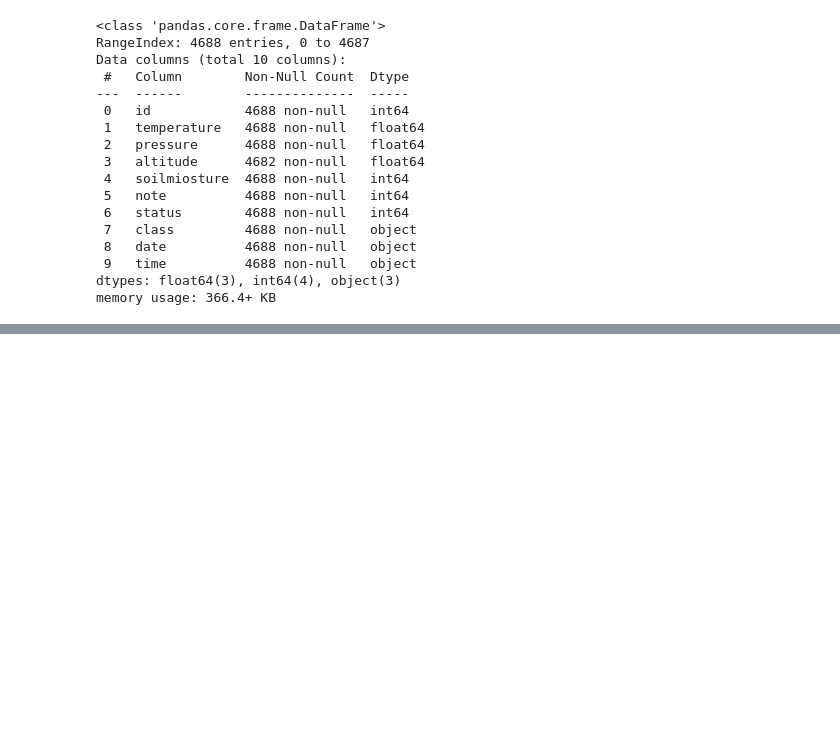
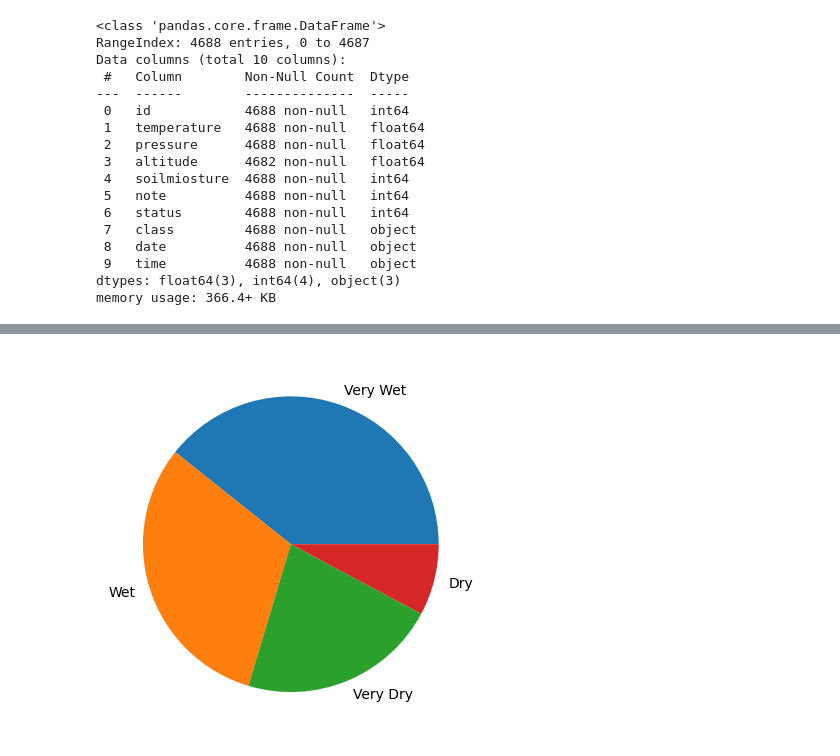
Before and after one commit to OMCHOKSI108/Smart_Agriculture_System, a Jupyter notebook: Irrigation_schedule.ipynb, the cells around one changed output, grey strips where cells are left out. Saved outputs shown, nothing was run; the diff lists cells and outputs as text; code cells hidden in the pictures; blank space fills up the shorter version.

```diff
--- a/Irrigation_schedule.ipynb
+++ b/Irrigation_schedule.ipynb
@@ -95,0 +167,6 @@ memory usage: 366.4+ KB
+# %%
+#Pie plot
+plt.pie(modified_df['class'].value_counts(), labels = modified_df['class'].value_counts().index)
+plt.show()
+# %% [output]
+[figure, added]
```
Also changed, not shown: parts of 6 cells of this notebook.
